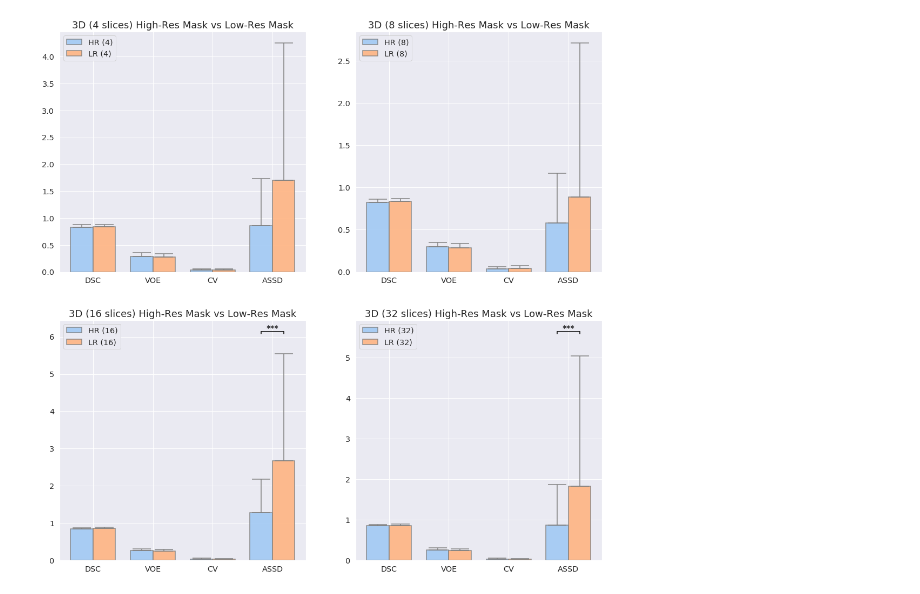
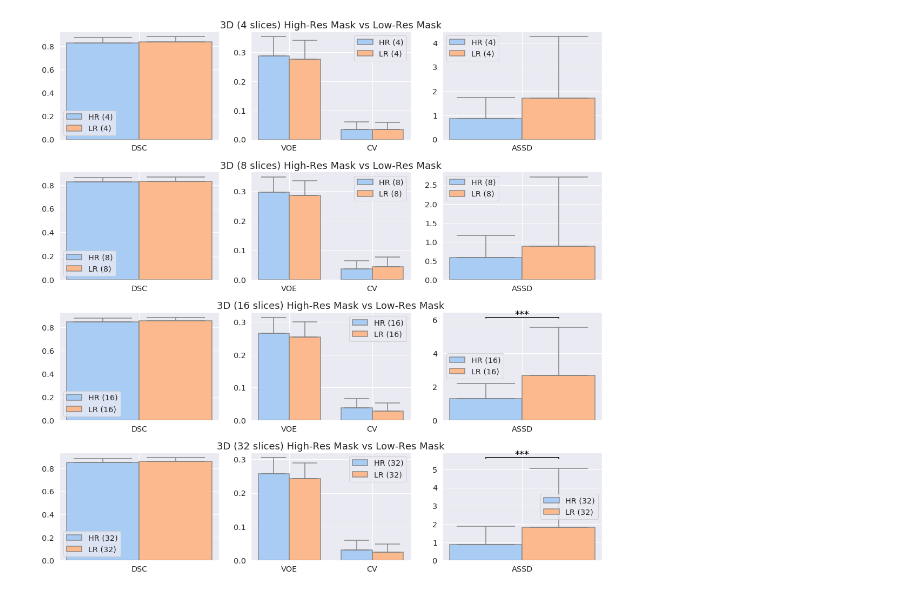
Before and after one commit to ad12/MedSegPy, a Jupyter notebook: analysis/3d_downsampled.ipynb, the cells around one changed output. Cells and saved outputs as stored; diff of their text form; code cells hidden in the pictures.

```diff
--- a/analysis/3d_downsampled.ipynb
+++ b/analysis/3d_downsampled.ipynb
@@ -35,7 +35,7 @@ import analysis_utils as autils
 import stats
 import exp_filepaths as ef
 
-bar_graph_kwargs = {'spacing': 1.0, 'sig_marker_size': 15}
+bar_graph_kwargs = {'spacing': 1.0, 'sig_marker_size': 18}
 # %%
 # Get filepaths for experiments
 exps_3d = {4: '/bmrNAS/people/arjun/msk_seg_networks/non-downsampled/unet_3d/2019-03-28-16-13-06',
@@ -52,15 +52,20 @@ exps = dict()
 for k in exps_3d.keys():
     dp = exps_3d[k]
     exps[k] = (os.path.join(dp, original_test), os.path.join(dp, downsampled_test))
+
+metrics = [('dsc',), ('voe', 'cv'), ('assd',)]
 # %%
-fig, axs = plt.subplots(2,2, figsize=(18, 18))
-axs = axs.flatten()
-for ind, num_slices in enumerate(sorted(exps_3d.keys())):
-    ax = axs[ind]
-    formatted_exp_labels = ['%s (%d)' % (x, num_slices) for x in exp_labels]
-    pmats = stats.kruskal_dunn_analysis(exps[num_slices], formatted_exp_labels, suppress_output=True)
-    autils.compare_metrics(exps[num_slices], formatted_exp_labels, p_sig_matrix=pmats, ax=ax, **bar_graph_kwargs)
-    ax.legend(loc='best')
-    ax.set_title('3D (%d slices) High-Res Mask vs Low-Res Mask' % num_slices)
+fig, axs = plt.subplots(len(exps.keys()), len(metrics), figsize=(18, 18))
+#axs = axs.flatten()
+for m_ind, m in enumerate(metrics):
+    for exp_ind, num_slices in enumerate(sorted(exps_3d.keys())):
+        ax = axs[exp_ind][m_ind]
+        formatted_exp_labels = ['%s (%d)' % (x, num_slices) for x in exp_labels]
+        pmats = stats.kruskal_dunn_analysis(exps[num_slices], formatted_exp_labels, metrics=m, suppress_output=True)
+        autils.compare_metrics(exps[num_slices], formatted_exp_labels, metrics=m, p_sig_matrix=pmats, ax=ax, **bar_graph_kwargs)
+        ax.legend(loc='best')
+        if m_ind == len(metrics) // 2:
+            ax.set_title('3D (%d slices) High-Res Mask vs Low-Res Mask' % num_slices)
+plt.subplots_adjust(hspace=0.3)
 # %% [output]
-[figure, old version]
+[figure, new version]
```
